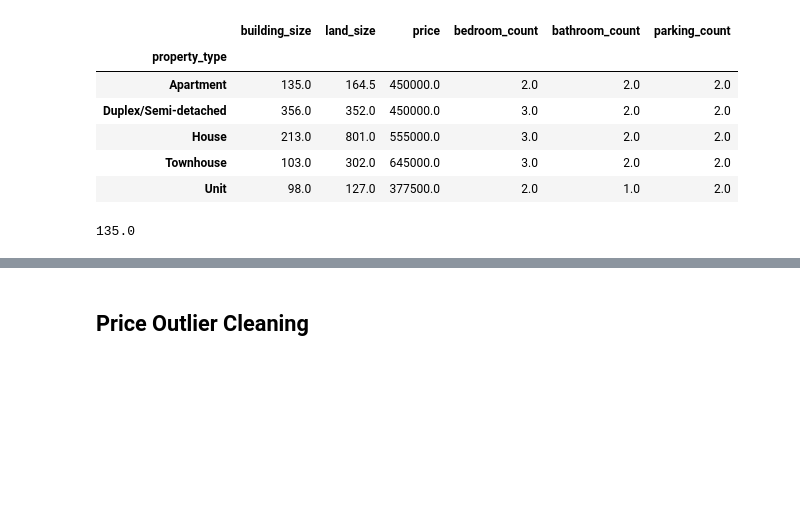
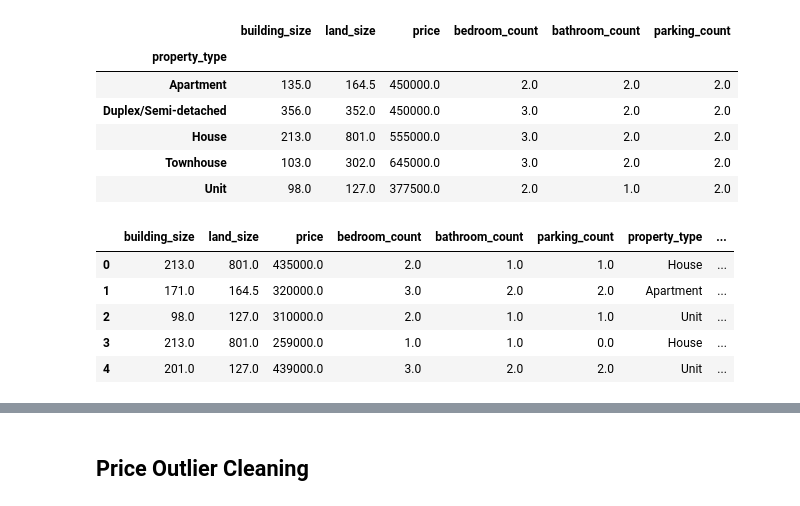
Before and after one commit to ayang-deloitte/Semester2Capstone, a Jupyter notebook: EDA.ipynb, the cells around one changed output, grey strips where cells are left out. Cells and saved outputs as stored; diff of their text form; code cells hidden in the pictures; blank space fills up the shorter version.

```diff
--- a/EDA.ipynb
+++ b/EDA.ipynb
@@ -294,7 +270,3 @@ median_df
 | House | 213.0 | 801.0 | 555000.0 | 3.0 | 2.0 | 2.0 |
 | Townhouse | 103.0 | 302.0 | 645000.0 | 3.0 | 2.0 | 2.0 |
 | Unit | 98.0 | 127.0 | 377500.0 | 2.0 | 1.0 | 2.0 |
-# %%
-median_df.loc["Apartment", "building_size"]
-# %% [output]
-135.0
@@ -304 +273,13 @@ def imputeValue(rowName, colName):
+# %%
+data_c5 = data_c4.groupby("property_type").transform(lambda x: x.fillna(x.median()))
+data_c5["property_type"] = data_c4["property_type"]
+data_c5["product_depth"] = data_c4["product_depth"]
+data_c5.head()
+# %% [output]
+|  | building_size | land_size | price | bedroom_count | bathroom_count | parking_count | property_type | ... |
+| 0 | 213.0 | 801.0 | 435000.0 | 2.0 | 1.0 | 1.0 | House | ... |
+| 1 | 171.0 | 164.5 | 320000.0 | 3.0 | 2.0 | 2.0 | Apartment | ... |
+| 2 | 98.0 | 127.0 | 310000.0 | 2.0 | 1.0 | 1.0 | Unit | ... |
+| 3 | 213.0 | 801.0 | 259000.0 | 1.0 | 1.0 | 0.0 | House | ... |
+| 4 | 201.0 | 127.0 | 439000.0 | 3.0 | 2.0 | 2.0 | Unit | ... |
 # %%
```
Also changed, not shown: parts of 14 cells of this notebook, 2 other files.
